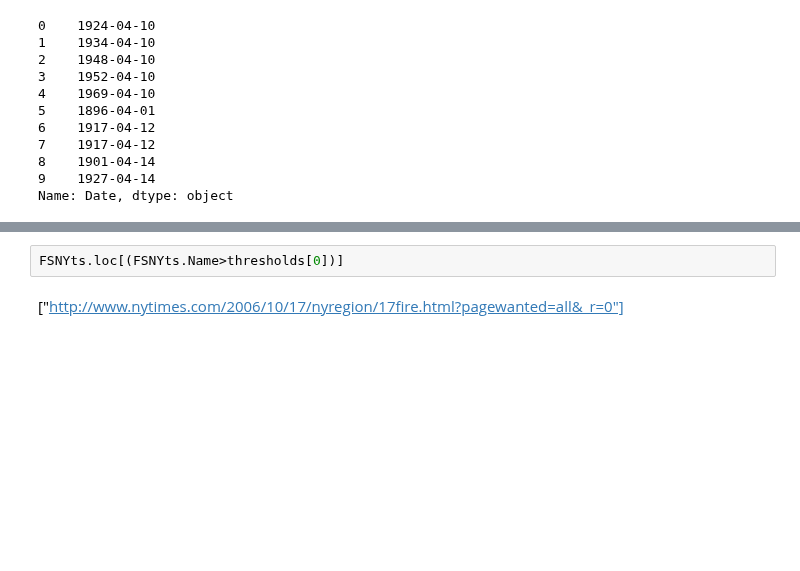
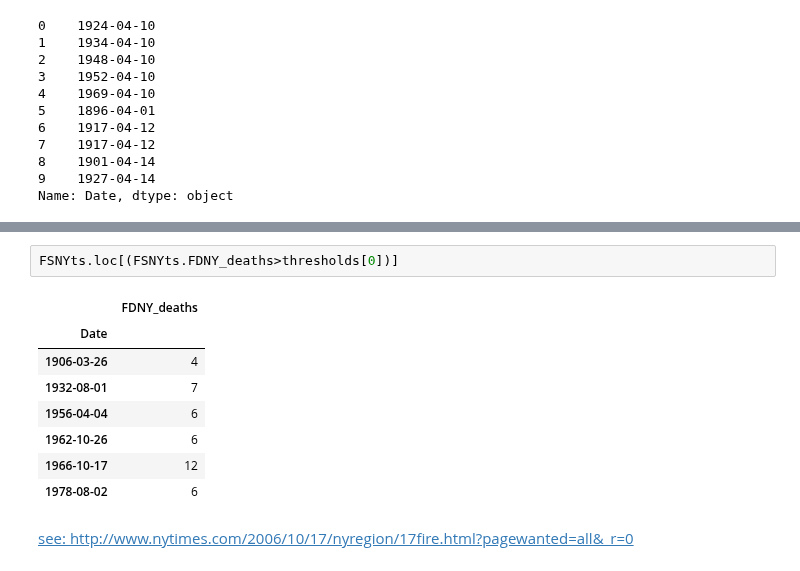
Before and after one commit to fedhere/UInotebooks, a Jupyter notebook: timeseries/FDNYdeaths.ipynb, the cells around one changed output, grey strips where cells are left out. Saved outputs shown, nothing was run; the diff lists cells and outputs as text; blank space fills up the shorter version.

```diff
--- a/timeseries/FDNYdeaths.ipynb
+++ b/timeseries/FDNYdeaths.ipynb
@@ -133,4 +142,13 @@ ax.plot([ax.get_xlim()[0], ax.get_xlim()[1]], [thresholds[0], thresholds[0]])
 # %%
-FSNYts.loc[(FSNYts.Name>thresholds[0])]
+FSNYts.loc[(FSNYts.FDNY_deaths>thresholds[0])]
+# %% [output]
+|  | FDNY_deaths |
+| Date |  |
+| 1906-03-26 | 4 |
+| 1932-08-01 | 7 |
+| 1956-04-04 | 6 |
+| 1962-10-26 | 6 |
+| 1966-10-17 | 12 |
+| 1978-08-02 | 6 |
 # %% [markdown]
-["http://www.nytimes.com/2006/10/17/nyregion/17fire.html?pagewanted=all&_r=0"]
+[see: http://www.nytimes.com/2006/10/17/nyregion/17fire.html?pagewanted=all&_r=0]("http://www.nytimes.com/2006/10/17/nyregion/17fire.html?pagewanted=all&_r=0)
```
Also changed, not shown: parts of 13 cells of this notebook.
